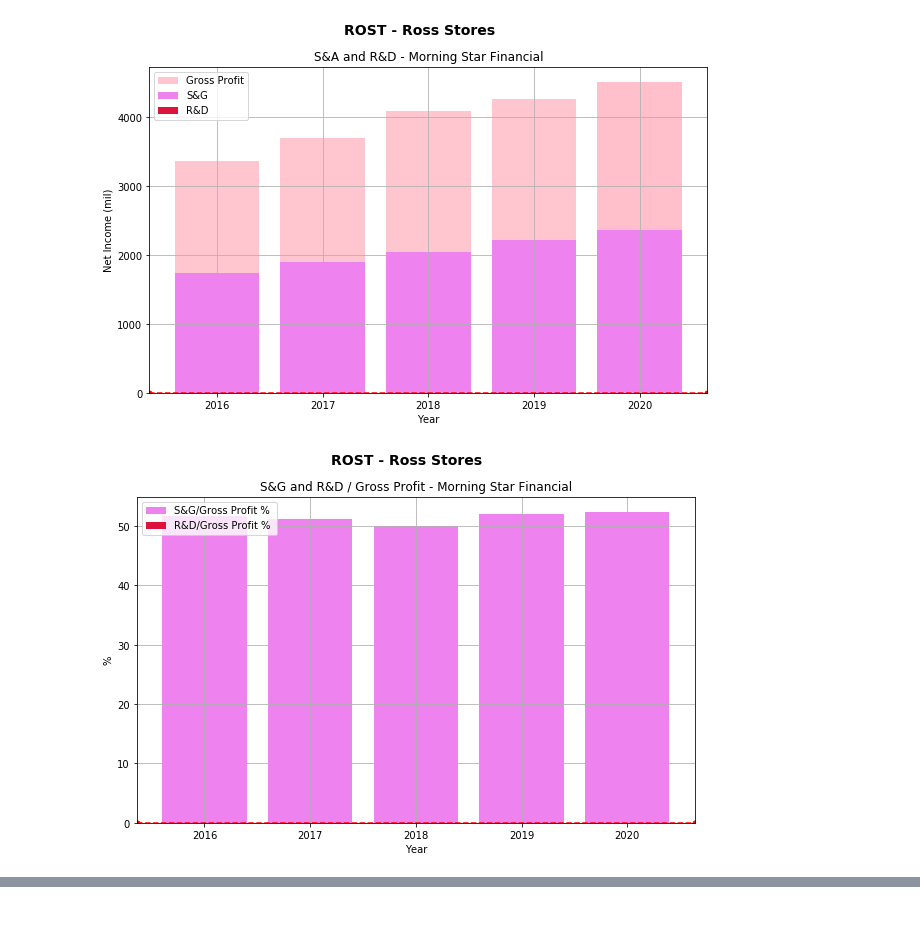
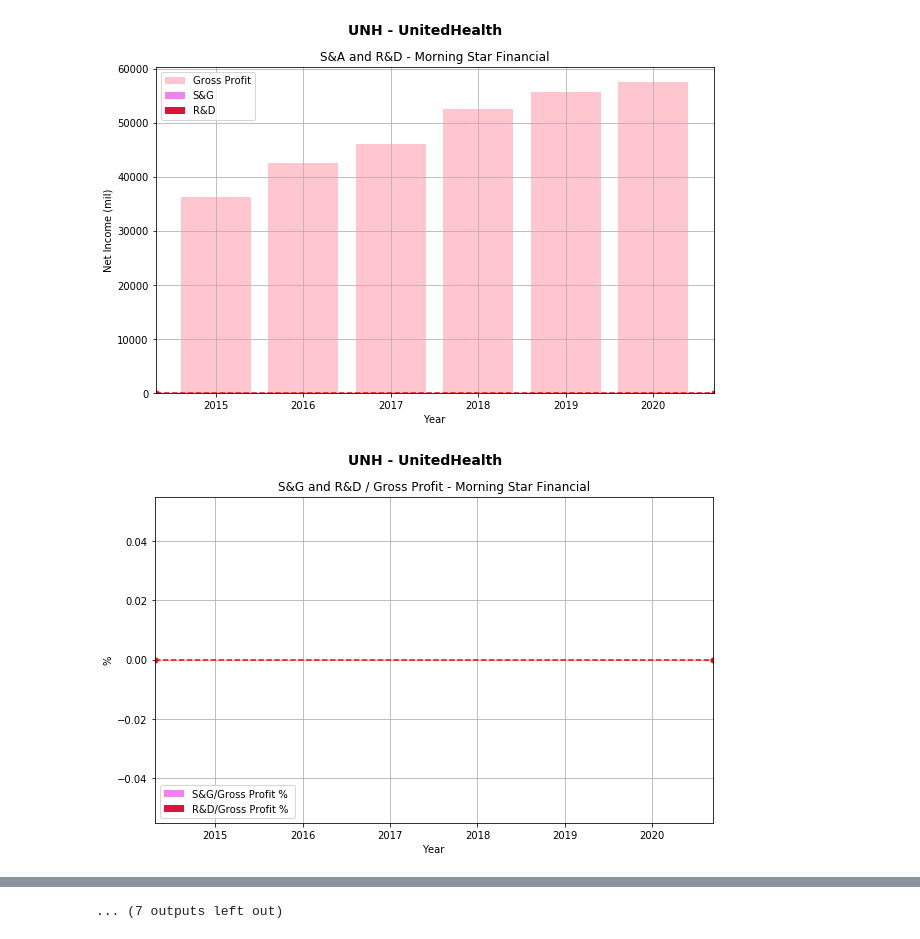
Before and after one commit to bresends/stock_analisys, a Jupyter notebook: notebooks/plots.ipynb, the cells around one changed output, grey strips where cells are left out. Saved outputs shown, nothing was run; the diff lists cells and outputs as text; code cells hidden in the pictures.

```diff
--- a/notebooks/plots.ipynb
+++ b/notebooks/plots.ipynb
@@ -23,3 +34,13 @@ def print_all_plots(ticker):
     morning_star_s_g(ticker)
     morning_star_s_g_perc(ticker)
     morning_star_margins(ticker)
+    morning_star_dol(ticker)
+    fundamentei_payout(ticker)
+    bastter_debt(ticker)
+    bastter_debt_key_ratios(ticker)
+    morning_star_interest_coverage(ticker)
+    bastter_equity_revenue(ticker)
+    bastter_cash(ticker)
+    bastter_capex(ticker)
+    morning_star_eficiency(ticker)
+    bastter_free_cash_flow(ticker)
@@ -26,3 +54,3 @@ def print_all_plots(ticker):
 # %%
-print_all_plots('rost')
+print_all_plots('UNH')
 # %% [output]
@@ -34,2 +62,2 @@ print_all_plots('rost')
-[figure, old version]
+[figure, new version]
-[figure, old version]
+[figure, new version]
@@ -36,0 +69 @@ print_all_plots('rost')
+... (7 outputs left out)
```
Also changed, not shown: parts of 3 cells of this notebook, 11 other files.
